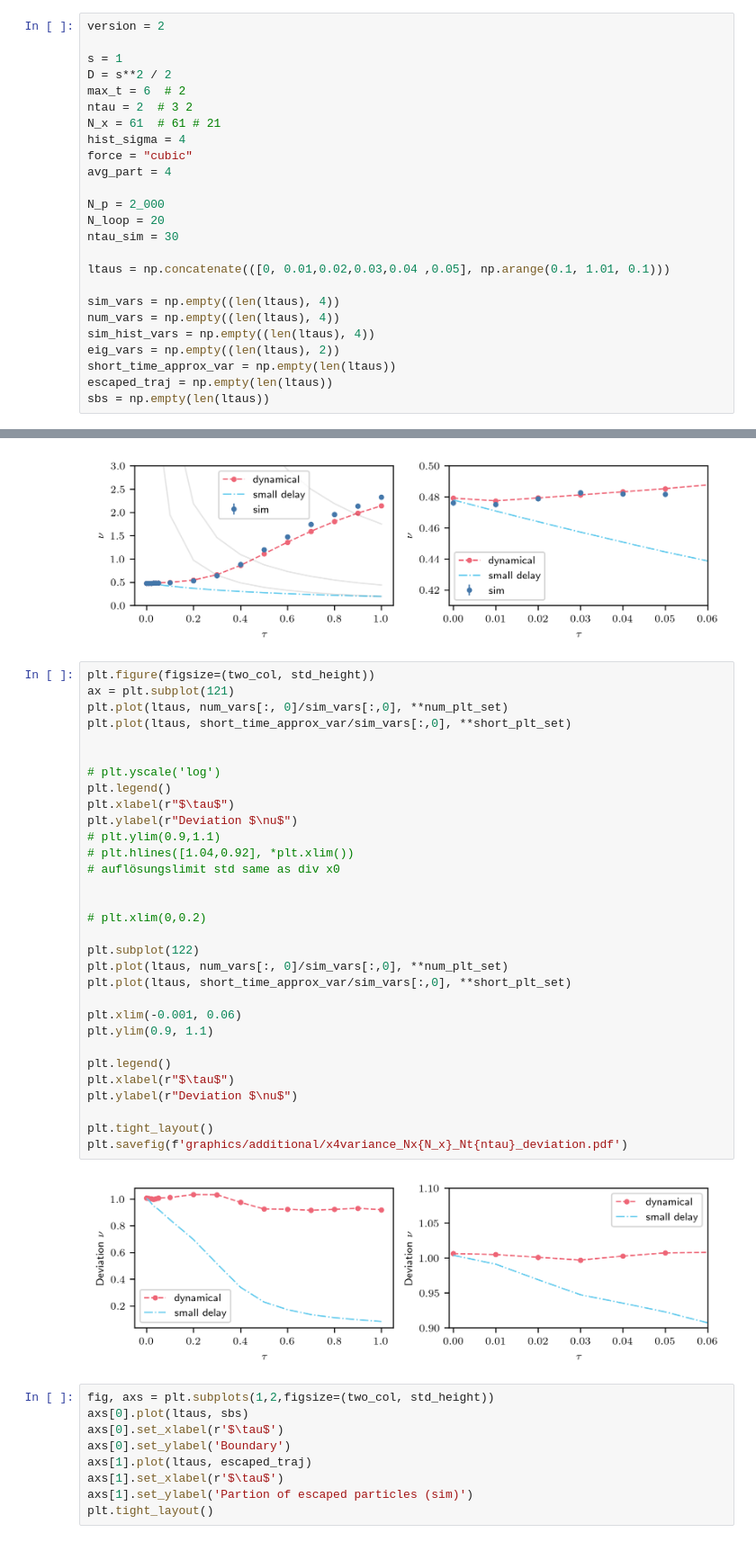
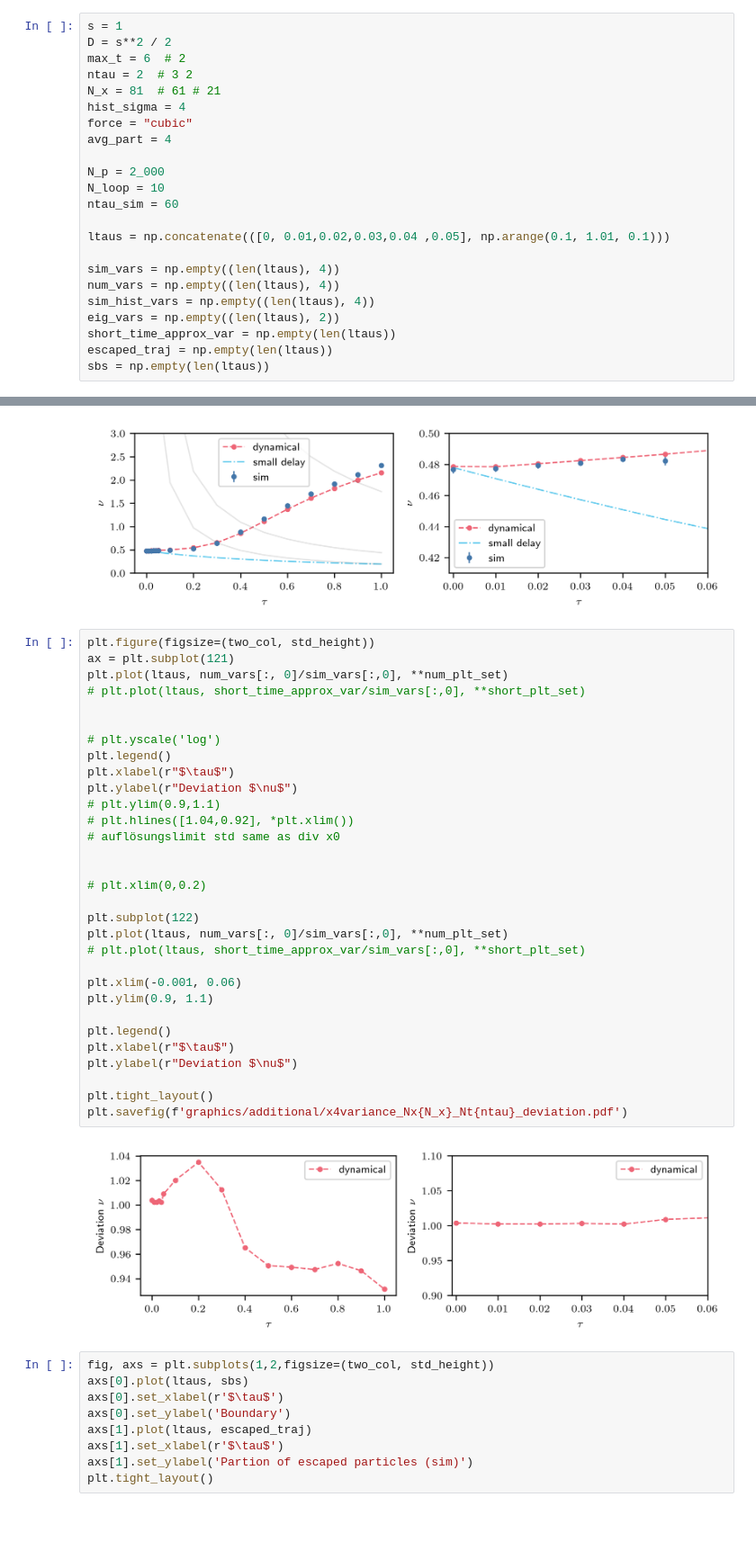
Before and after one commit to NilsToAn/overdampedDelayHarmonicOscillator, a Jupyter notebook: paper/variance_x4.ipynb, the cells around one changed output, grey strips where cells are left out. Shown at 90% size. Saved outputs shown, nothing was run; the diff lists cells and outputs as text.

```diff
--- a/paper/variance_x4.ipynb
+++ b/paper/variance_x4.ipynb
@@ -32,20 +32,18 @@ setup_matplotlib()
 
 np.random.seed(42)
 # %%
-version = 2
-
 s = 1
 D = s**2 / 2
 max_t = 6  # 2
 ntau = 2  # 3 2
-N_x = 61  # 61 # 21
+N_x = 81  # 61 # 21
 hist_sigma = 4
 force = "cubic"
 avg_part = 4
 
 N_p = 2_000
-N_loop = 20
-ntau_sim = 30
+N_loop = 10
+ntau_sim = 60
 
 ltaus = np.concatenate(([0, 0.01,0.02,0.03,0.04 ,0.05], np.arange(0.1, 1.01, 0.1)))
 
@@ -198,36 +196,36 @@ plt.savefig(f'graphics/x4variance_Nx{N_x}_Nt{ntau}.pdf')
 # %%
 plt.figure(figsize=(two_col, std_height))
 ax = plt.subplot(121)
 plt.plot(ltaus, num_vars[:, 0]/sim_vars[:,0], **num_plt_set)
-plt.plot(ltaus, short_time_approx_var/sim_vars[:,0], **short_plt_set)
+# plt.plot(ltaus, short_time_approx_var/sim_vars[:,0], **short_plt_set)
 
 
 # plt.yscale('log')
 plt.legend()
 plt.xlabel(r"$\tau$")
 plt.ylabel(r"Deviation $\nu$")
 # plt.ylim(0.9,1.1)
 # plt.hlines([1.04,0.92], *plt.xlim())
 # auflösungslimit std same as div x0
 
 
 # plt.xlim(0,0.2)
 
 plt.subplot(122)
 plt.plot(ltaus, num_vars[:, 0]/sim_vars[:,0], **num_plt_set)
-plt.plot(ltaus, short_time_approx_var/sim_vars[:,0], **short_plt_set)
+# plt.plot(ltaus, short_time_approx_var/sim_vars[:,0], **short_plt_set)
 
 plt.xlim(-0.001, 0.06)
 plt.ylim(0.9, 1.1)
 
 plt.legend()
 plt.xlabel(r"$\tau$")
 plt.ylabel(r"Deviation $\nu$")
 
 plt.tight_layout()
 plt.savefig(f'graphics/additional/x4variance_Nx{N_x}_Nt{ntau}_deviation.pdf')
 # %% [output]
-[figure, old version]
+[figure, new version]
 # %%
 fig, axs = plt.subplots(1,2,figsize=(two_col, std_height))
 axs[0].plot(ltaus, sbs)
```
Also changed, not shown: 58 other files.
